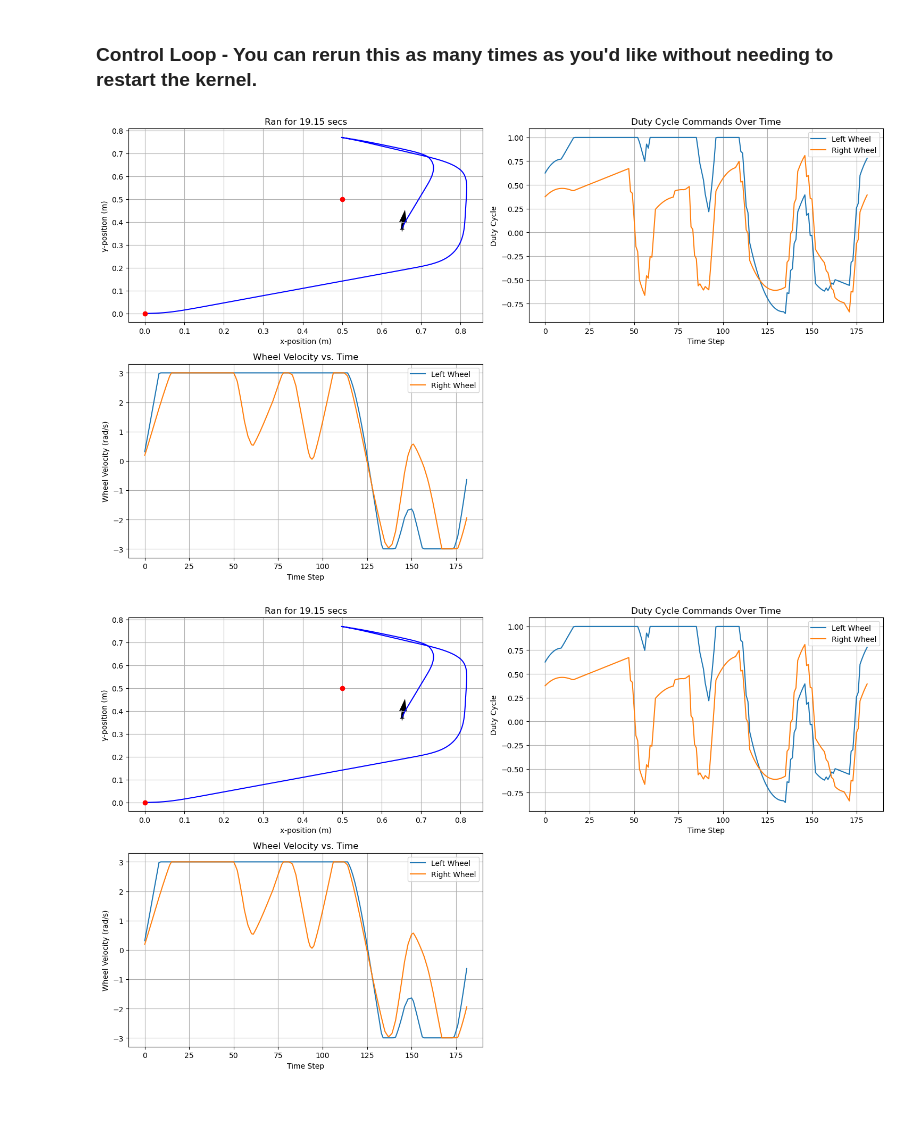
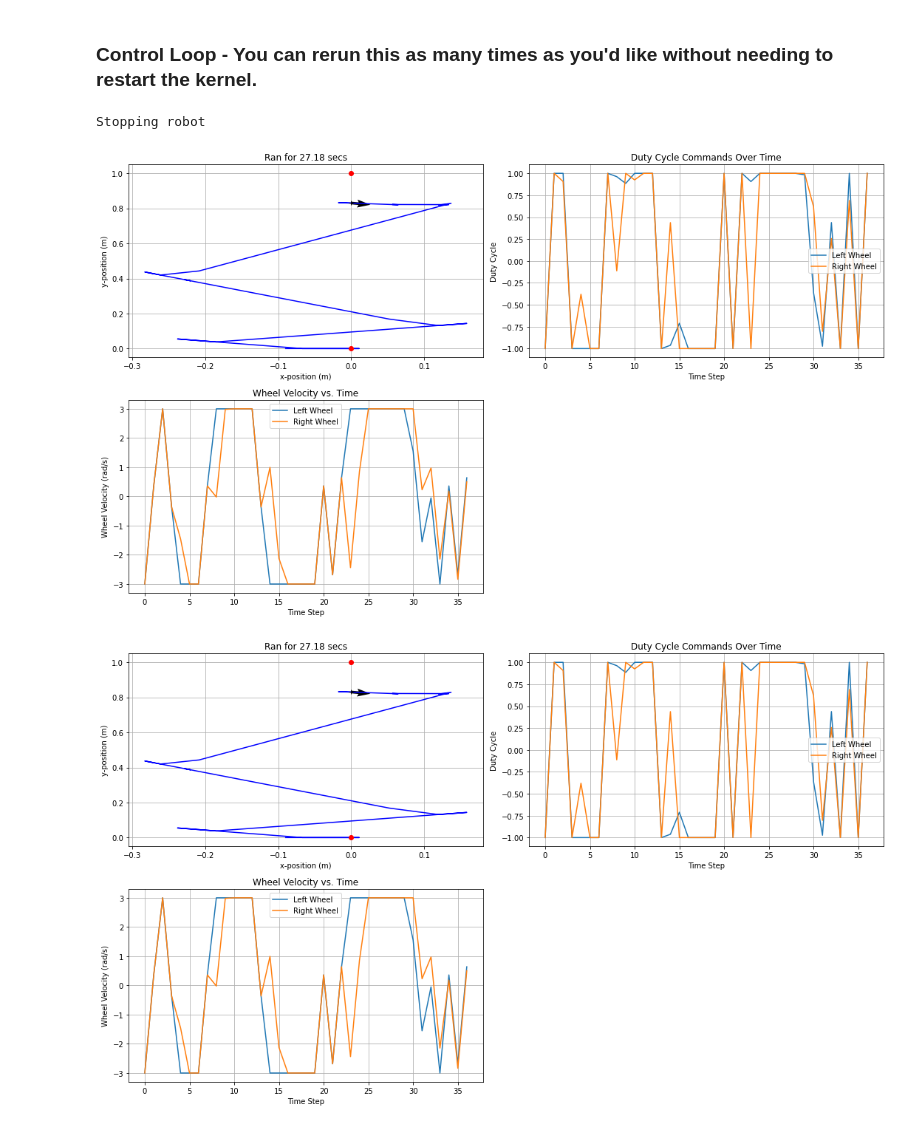
Before and after one commit to arshi9344/ECE4191-E5-tennibot, a Jupyter notebook: patricks_scratchspace/test_tentacle_sim_with_michael_PI_controller.ipynb, the cells around one changed output. Cells and saved outputs as stored; diff of their text form; code cells hidden in the pictures.

Commit message:
Jarrod's overnight progress with TentaclePlanner, Orchestrator, etc.

```diff
--- a/patricks_scratchspace/test_tentacle_sim_with_michael_PI_controller.ipynb
+++ b/patricks_scratchspace/test_tentacle_sim_with_michael_PI_controller.ipynb
@@ -151,7 +184,7 @@ class TentaclePlanner:
         self,
         obstacles  = [],
         dt = 0.1,
-        steps = 5, # Number of steps the planner uses when simulating a path
+        steps = 20, # Number of steps the planner uses when simulating a path
         alpha = 1, # Weighs the positional error in the cost function. Higher value prioritises goal positions.
         beta = 0.1, # Weighs the rotational error of the cost function. higher value prioritises correct final orientation.
         max_linear_velocity = 0.23, # 0.23 m/s is at about 75% duty cycle.
@@ -180,8 +213,8 @@ class TentaclePlanner:
         self.tentacles = self._generate_tentacles()
 
     def _generate_tentacles(self):
-        linear_velocities = np.linspace(-self.max_linear_velocity, self.max_linear_velocity, 5)
-        angular_velocities = np.linspace(-self.max_angular_velocity, self.max_angular_velocity, 5)
+        linear_velocities = np.linspace(-self.max_linear_velocity, self.max_linear_velocity, 20)
+        angular_velocities = np.linspace(-self.max_angular_velocity, self.max_angular_velocity, 20)
         tentacles = [(v, w) for v in linear_velocities for w in angular_velocities]
         pure_linear_tentacles = [(v, 0.0) for v in linear_velocities if v != 0] # pure linear motion options
         tentacles.extend(pure_linear_tentacles)
@@ -478,4 +511,4 @@ Run the below cell ONCE to initialise the robot.
 - After you run this cell once, you can rerun the below control loop as many times as you want without needing to restart kernel
 # %%
 
-robot = DiffDriveRobot()
+robot = DiffDriveRobot(dt = 0.6)
@@ -485,16 +611,16 @@ robot = DiffDriveRobot()
 # Here are some example position commands we can put in.
 
 # goal = (0.5, 0.5, 0)
-goal = (0.5, 0.5, np.pi/2)
-# goal = (0, 1, 0)
+#goal = (0.5, 0.5, np.pi/2)
+goal = (0, 1, 0)
 # goal = (1, 0, 0)
 
 
-
+# 0.083 is Ku
 
 # Initialising controller, logging variables
 # Controller Parameters
-controller = RobotController() # using default Kp = 8, Ki=9
+controller = RobotController(Kp = 0.16, Ki = 0.2, Kd = 0.3) # using default Kp = 8, Ki=9
 planner = TentaclePlanner(max_linear_velocity=0.1, max_angular_velocity=0.5) # remember to paste in the class in the cell where I told you
 
 
@@ -567,32 +693,33 @@ except KeyboardInterrupt:
     plt.xlabel('Time Step')
     plt.ylabel('Duty Cycle')
     plt.title('Duty Cycle Commands Over Time')
     plt.legend()
     plt.grid()
 
     plt.subplot(2, 2, 3)
     velocities = np.array(velocities)
     desired_velocities = np.array(desired_velocities)
     plt.plot(velocities[:, 0], label='Left Wheel')
     plt.plot(velocities[:, 1], label='Right Wheel')
     # plt.plot(desired_velocities[:, 0], label='Desired Left Wheel')
     # plt.plot(desired_velocities[:, 1], label='Desired Right Wheel')
     plt.xlabel('Time Step')
     plt.ylabel('Wheel Velocity (rad/s)')
     plt.title('Wheel Velocity vs. Time')
     plt.legend()
     plt.grid()
 
 
     fig.tight_layout()
 
     display.display(plt.gcf())
 
 #     GPIO.cleanup()
 
     """
     Hopefully the graphs are self explanatory. If not, please ask me. I'm happy to explain anything.
     """
 # %% [output]
+Stopping robot
-[figure, old version]
+[figure, new version]
-[figure, old version]
+[figure, new version]
```
Also changed, not shown: parts of 2 cells of this notebook, 6 other files.
